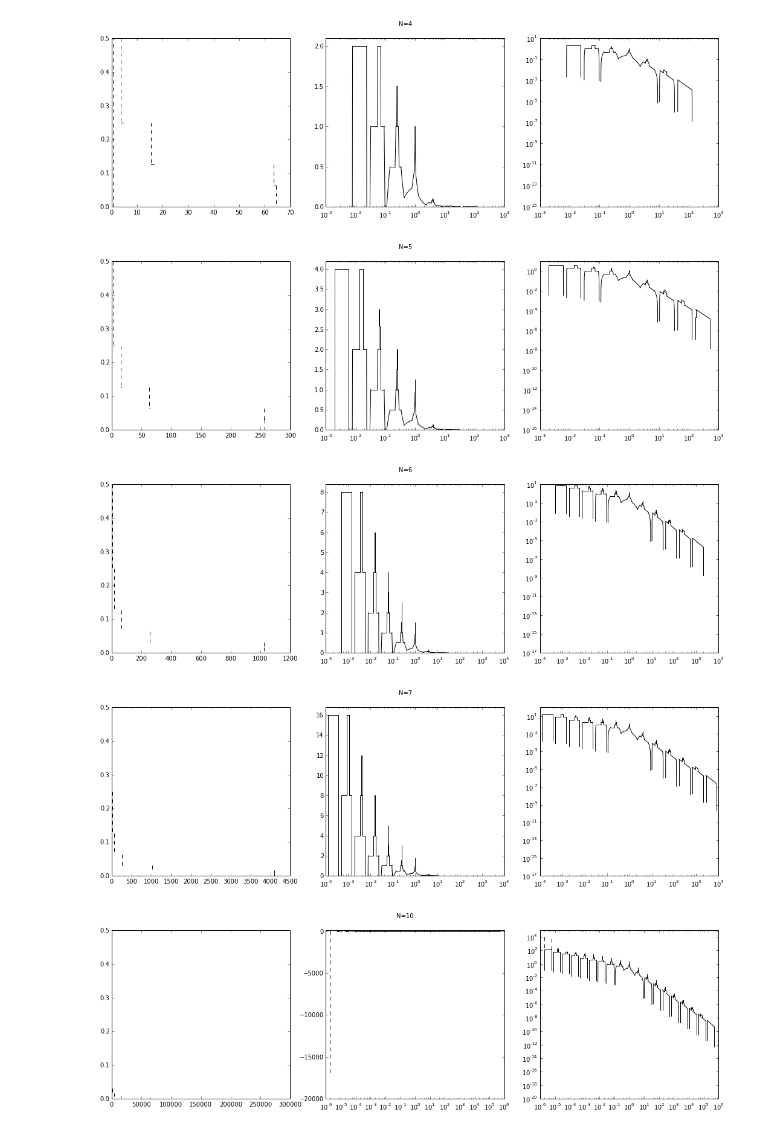
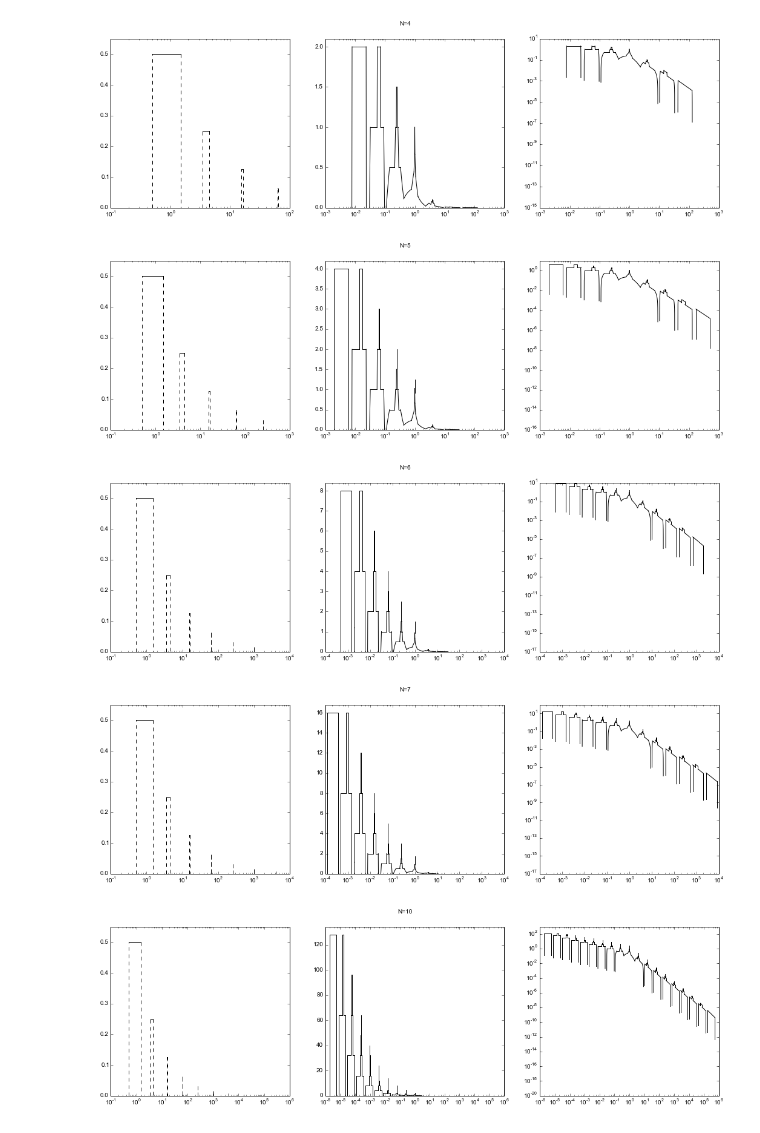
Before and after one commit to jszymon/pacal, a Jupyter notebook: pacal/examples/curiosities/infinite_singularities.ipynb, the cells around one changed output. Saved outputs shown, nothing was run; the diff lists cells and outputs as text; code cells hidden in the pictures.

Commit message:
fixed plotting of narrow segments small tweaks to a new example

```diff
--- a/pacal/examples/curiosities/infinite_singularities.ipynb
+++ b/pacal/examples/curiosities/infinite_singularities.ipynb
@@ -10,10 +13,12 @@ def make_impulse_distr(n):
 # %%
 for N in range(3, 8) + [10]:
     figure(figsize = (18,5))
+    suptitle("N={}".format(N))
     imp_rv = make_impulse_distr(N)
     subplot(131)
     imp_rv.plot()
-    suptitle("N={}".format(N))
+    gca().set_xscale('log')
+    gca().set_ylim(top = 0.55)
     quot_rv = imp_rv / imp_rv
     subplot(132)
     quot_rv.plot()
@@ -34,5 +39,5 @@ Warning: arguments treated as independent
-[figure, old version]
+[figure, new version]
-[figure, old version]
+[figure, new version]
-[figure, old version]
+[figure, new version]
-[figure, old version]
+[figure, new version]
-[figure, old version]
+[figure, new version]
```
Also changed, not shown: parts of 2 cells of this notebook, 1 other file.
